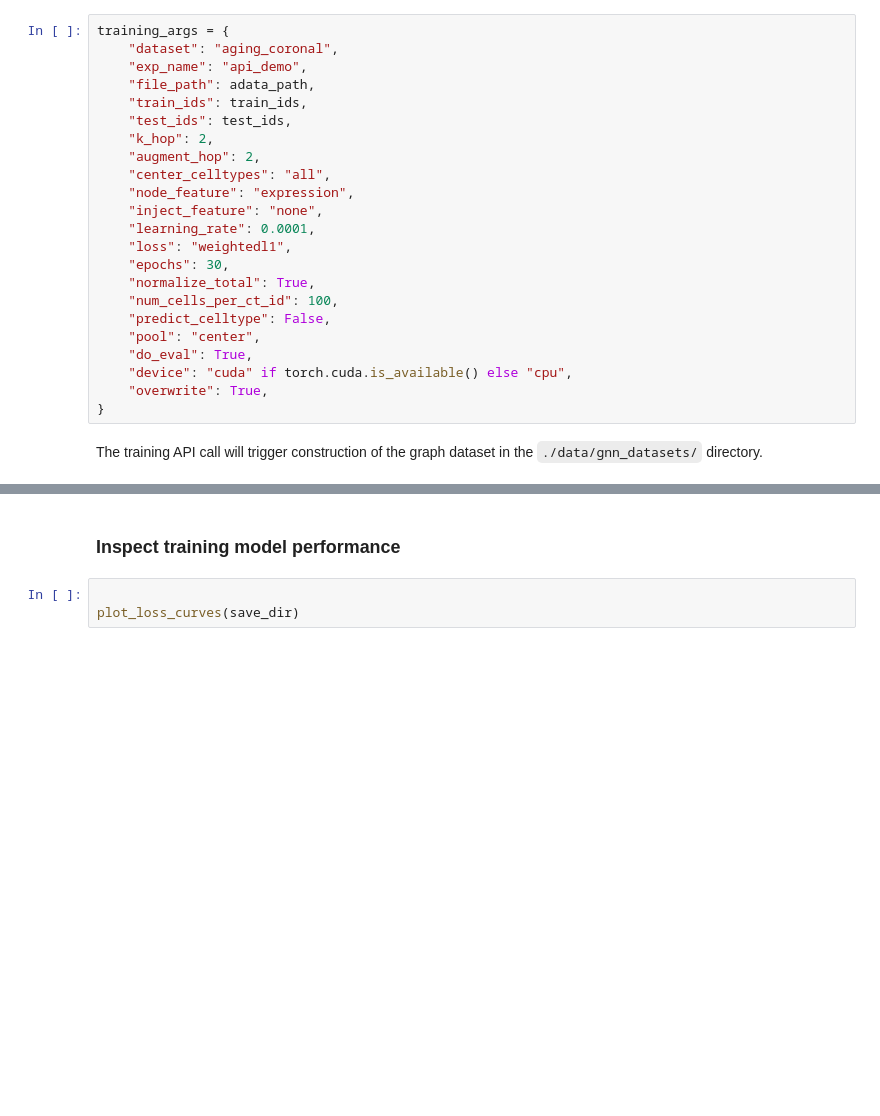
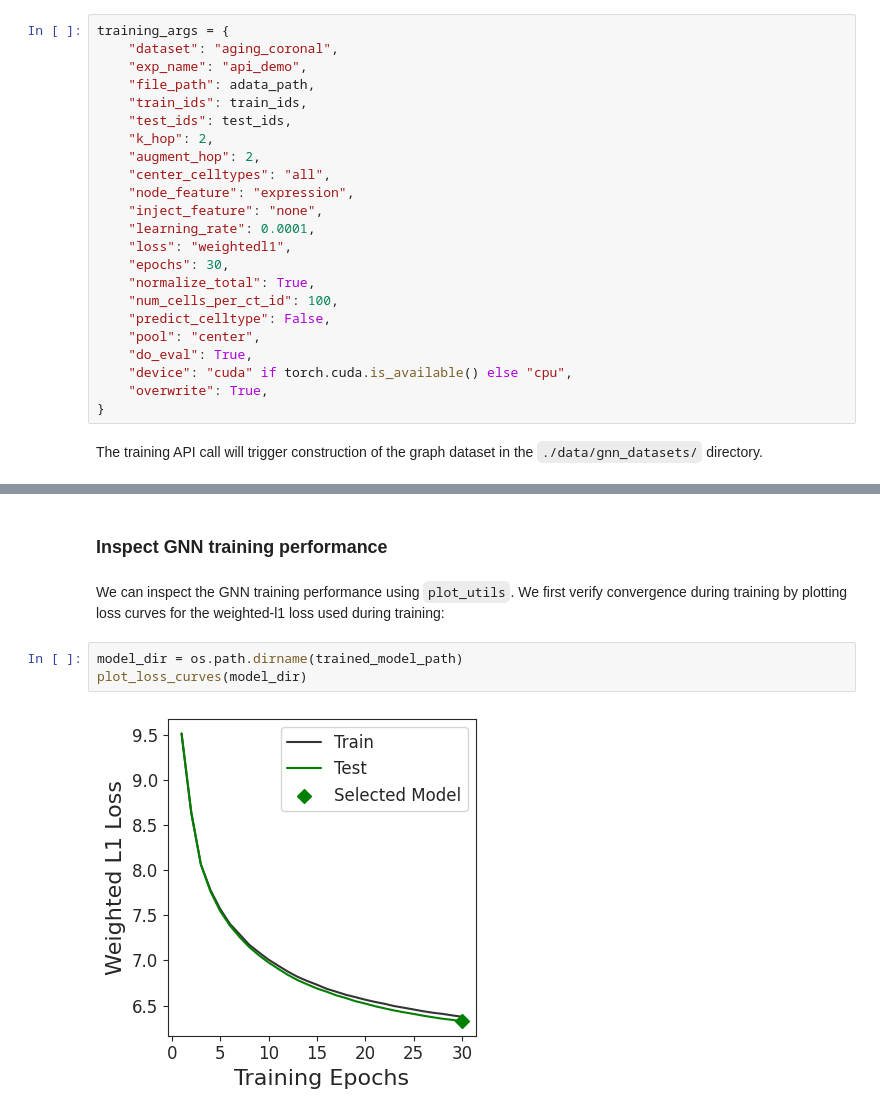
Before and after one commit to abuendia/spatial-prop, a Jupyter notebook: notebooks/api_demo.ipynb, the cells around one changed output, grey strips where cells are left out. Drawn from its saved outputs; the diff is of its cells as text; blank space fills up the shorter version.

```diff
--- a/notebooks/api_demo.ipynb
+++ b/notebooks/api_demo.ipynb
@@ -90,5 +109,9 @@ Error:
 # %% [markdown]
-### Inspect training model performance
+### Inspect GNN training performance
+# %% [markdown]
+We can inspect the GNN training performance using `plot_utils`. We first verify convergence during training by plotting loss curves for the weighted-l1 loss used during training:
 # %%
-
-plot_loss_curves(save_dir)
+model_dir = os.path.dirname(trained_model_path)
+plot_loss_curves(model_dir)
+# %% [output]
+[figure, added]
```
Also changed, not shown: parts of 13 cells of this notebook.
